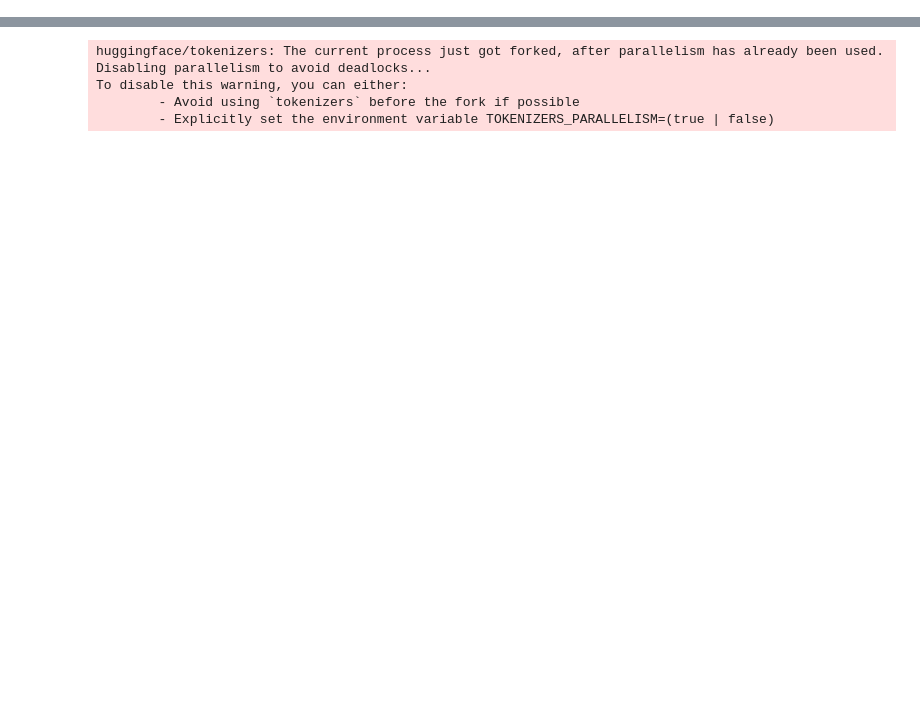
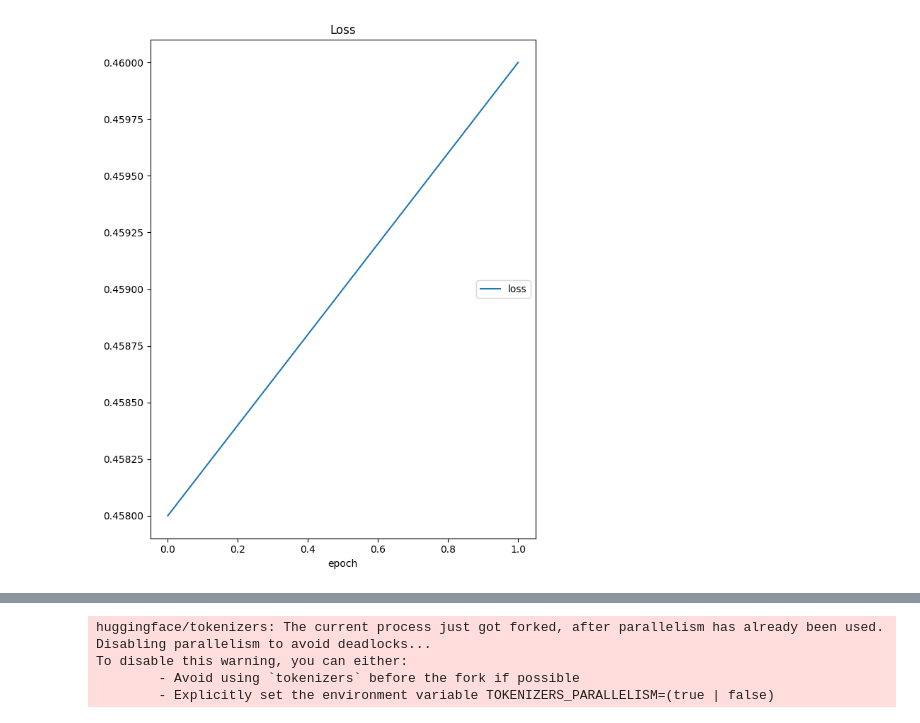
Before and after one commit to ppsychrite/dial2vec, a Jupyter notebook: workbook.ipynb, the cells around one changed output, grey strips where cells are left out. Saved outputs shown, nothing was run; the diff lists cells and outputs as text; code cells hidden in the pictures; blank space fills up the shorter version.

```diff
--- a/workbook.ipynb
+++ b/workbook.ipynb
@@ -2,17 +2,20 @@
 from transformers import AutoTokenizer, AutoConfig, AutoModel
 import logging
 import warnings
-import os
 from dial2vec.model import DialogueTransformer
 from dial2vec.metrics import EvaluationResult, feature_based_evaluation_at_once
 from dial2vec.data import Session, get_sessions
 import codecs
+import torch
 
-model_name = "distilbert/distilroberta-base"
+device = torch.device("mps")
 
-model = AutoModel.from_pretrained(model_name)
-tokenizer = AutoTokenizer.from_pretrained(model_name)
-config = AutoConfig.from_pretrained(model_name)
+model_name = "answerdotai/ModernBERT-base"
+model = AutoModel.from_pretrained(model_name, attn_implementation="sdpa", local_files_only = True).to(device)
+
+tokenizer = AutoTokenizer.from_pretrained(model_name, local_files_only = True)
+
+config = AutoConfig.from_pretrained(model_name, local_files_only = True)
 
 warnings.filterwarnings("ignore", category=DeprecationWarning)
 
@@ -112,43 +115,52 @@ def eval(model: DialogueTransformer):
 from dial2vec.optimization import BERTAdam
 
 
-d2vmodel = DialogueTransformer(model, config, tokenizer, logger).to(torch.device("mps"))
+d2vmodel = DialogueTransformer(model, config, tokenizer, logger, {"temperature" : 1.0}).to(torch.device("mps"))
+#d2vmodel.compile()
 
 param_optimizer = list(model.named_parameters())
 no_decay = ['bias', 'gamma', 'beta']
 optimizer_grouped_parameters = [
     {'params': [p for n, p in param_optimizer if n not in no_decay], 'weight_decay_rate': 0.01},
     {'params': [p for n, p in param_optimizer if n in no_decay], 'weight_decay_rate': 0.0}]
-optimizer = BERTAdam(optimizer_grouped_parameters, lr=1e-3, warmup=0.1, t_total=line_statistics("datasets/doc2dial/train.tsv"))
-
-res = EvaluationResult()
+optimizer = BERTAdam(optimizer_grouped_parameters, lr=1e-5, warmup=0.1, t_total=line_statistics("datasets/doc2dial/train.tsv"))
 # %%
+from livelossplot import PlotLosses
+import numpy as np
+from tqdm.notebook import trange, tqdm
+
+plotlosses = PlotLosses()
+
 steps = 0
 d2vmodel.train()
+
+res = EvaluationResult()
 for epoch in range(10):
-    for step, batch in enumerate(train_loader):
-        batch = tuple(t.to(torch.device("mps")) for t in batch)
+    for step, batch in enumerate(tqdm(train_loader)):
+        #batch = tuple(t.to(torch.device("mps")) for t in batch)
         output_dict = d2vmodel(batch, strategy='mean_by_role')
         loss = output_dict['loss']
 
         loss = loss / 1.0
         optimizer.zero_grad()
         loss.backward()
         optimizer.step()
 
+        if steps % 200 == 0 and steps > 0:
+            new_res = eval(d2vmodel)
 
-        if steps % 20 == 0:
-            print("Loss: ", loss.item())
+            if new_res > res:
+                res = new_res
+                torch.save(model.state_dict(), "best_results_model.pt")
+            d2vmodel.train()
+
         if steps % 100 == 0:
-            new_res = eval(d2vmodel)
-            print(new_res.acc, res.acc)
-            if new_res > res:
-                print("new best: ", new_res.acc)
-                torch.save(d2vmodel.state_dict(), "dial2vec_model.bin")
-                res = new_res
+            plotlosses.update({'loss' : np.round(loss.item(), 3)})
+            plotlosses.send()
+            torch.save(model.state_dict(), "loss_model.pt")
 
 
-            d2vmodel.train()
 
         steps += 1
 # %% [output]
+[figure, added]
```
Also changed, not shown: parts of 3 cells of this notebook, 3 other files.
